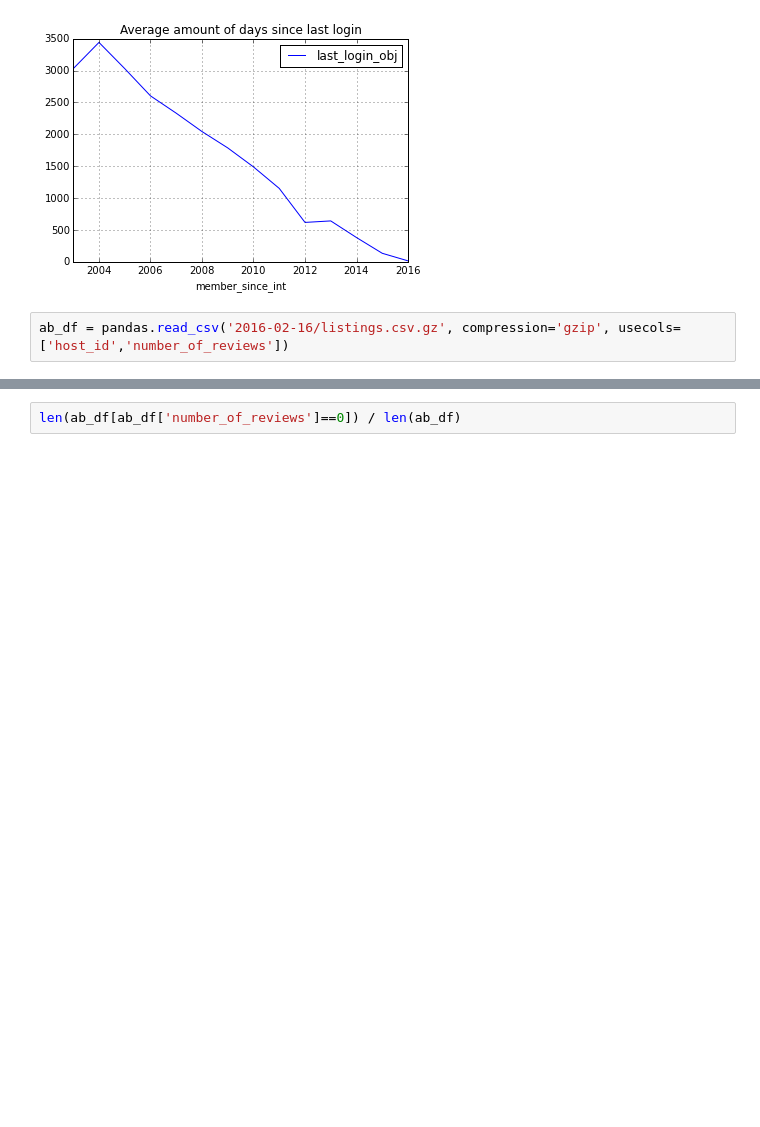
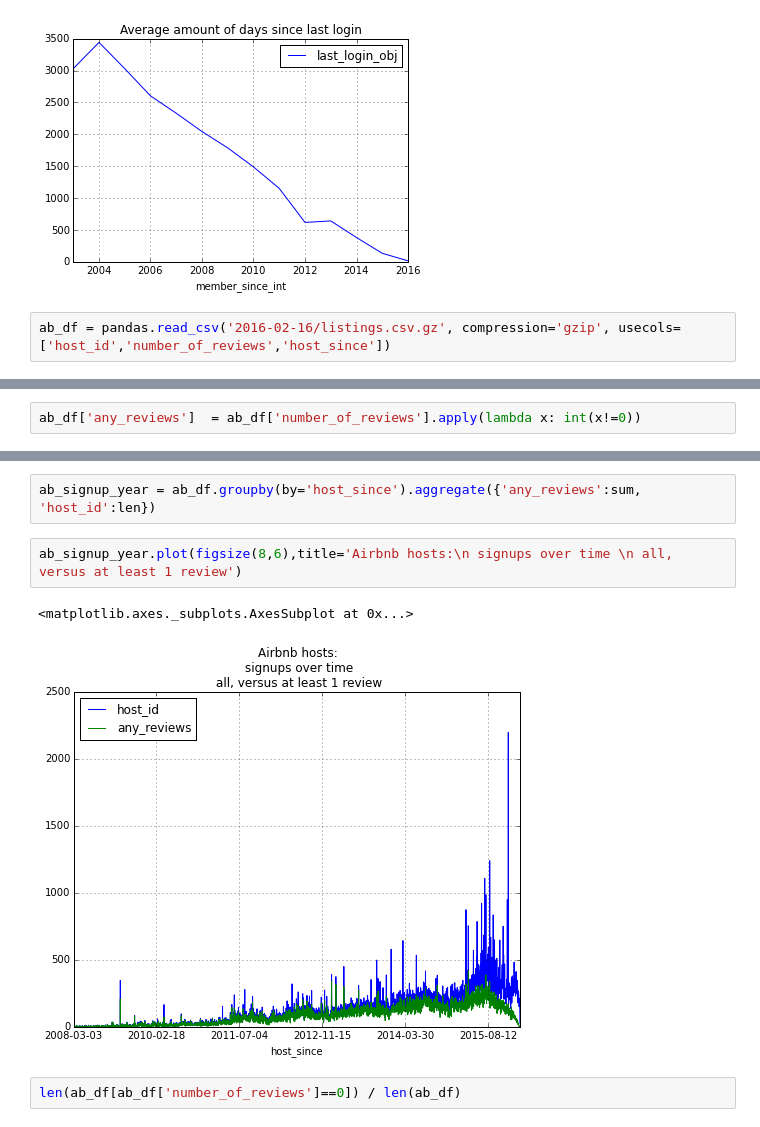
Before and after one commit to notconfusing/airsurfing-analysis, a Jupyter notebook: fake couchsurfing profiles detection.ipynb, the cells around one changed output, grey strips where cells are left out. Cells and saved outputs as stored; diff of their text form; blank space fills up the shorter version.

```diff
--- a/fake couchsurfing profiles detection.ipynb
+++ b/fake couchsurfing profiles detection.ipynb
@@ -162,4 +171,4 @@ See the the caveats in the documentation: http://pandas.pydata.org/pandas-docs/s
 <matplotlib.axes._subplots.AxesSubplot at 0x...>
 [figure]
 # %%
-ab_df = pandas.read_csv('2016-02-16/listings.csv.gz', compression='gzip', usecols=['host_id','number_of_reviews'])
+ab_df = pandas.read_csv('2016-02-16/listings.csv.gz', compression='gzip', usecols=['host_id','number_of_reviews','host_since'])
@@ -185,0 +175,2 @@ Length: 388, dtype: int64
+# %%
+ab_df['any_reviews']  = ab_df['number_of_reviews'].apply(lambda x: int(x!=0))
@@ -186,3 +186,10 @@ Length: 388, dtype: int64
+# %%
+ab_signup_year = ab_df.groupby(by='host_since').aggregate({'any_reviews':sum, 'host_id':len})
+# %%
+ab_signup_year.plot(figsize(8,6),title='Airbnb hosts:\n signups over time \n all, versus at least 1 review')
+# %% [output]
+<matplotlib.axes._subplots.AxesSubplot at 0x...>
+[figure, added]
 # %%
 len(ab_df[ab_df['number_of_reviews']==0]) / len(ab_df)
 # %% [output]
```
Also changed, not shown: parts of 4 cells of this notebook, 1 other file.
